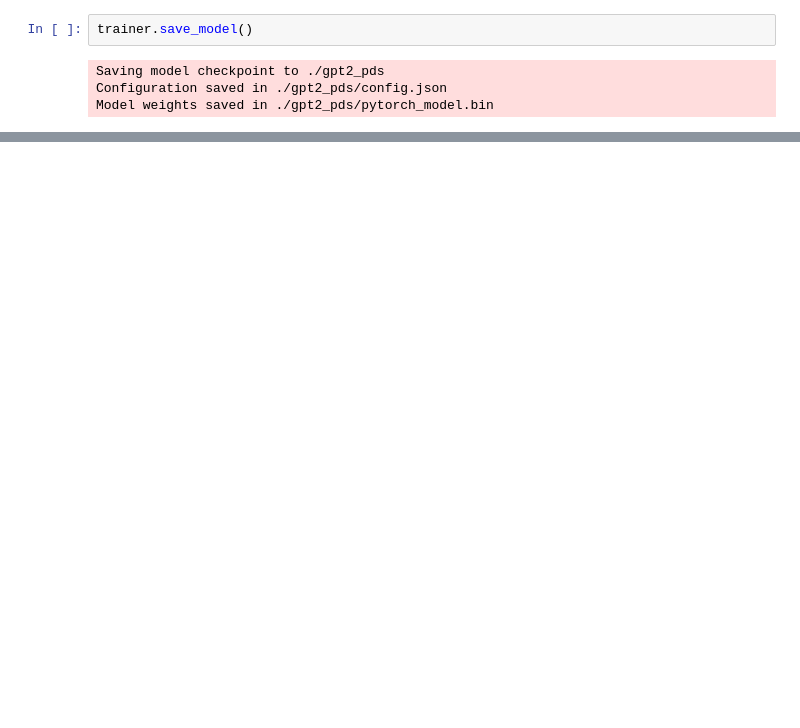
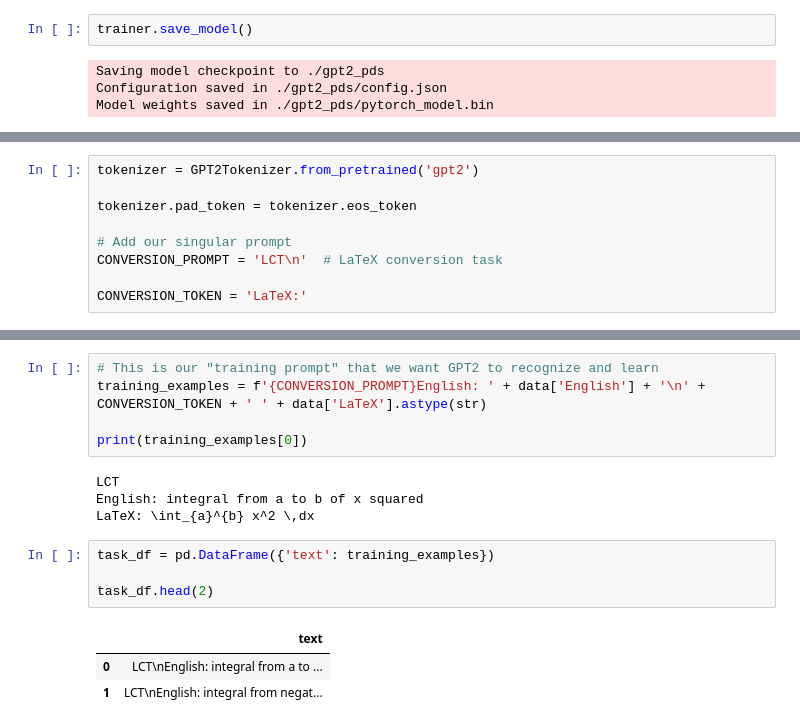
Before and after one commit to sinanuozdemir/oreilly-gpt-hands-on-nlg, a Jupyter notebook: notebooks/Ingesting_New_Corpus.ipynb, the cells around one changed output, grey strips where cells are left out. Saved outputs shown, nothing was run; the diff lists cells and outputs as text; blank space fills up the shorter version.

```diff
--- a/notebooks/Ingesting_New_Corpus.ipynb
+++ b/notebooks/Ingesting_New_Corpus.ipynb
@@ -246,0 +261,9 @@ and
+# %%
+tokenizer = GPT2Tokenizer.from_pretrained('gpt2')
+
+tokenizer.pad_token = tokenizer.eos_token
+
+# Add our singular prompt
+CONVERSION_PROMPT = 'LCT\n'  # LaTeX conversion task
+
+CONVERSION_TOKEN = 'LaTeX:'
@@ -246,0 +288,17 @@ and
+# %%
+# This is our "training prompt" that we want GPT2 to recognize and learn
+training_examples = f'{CONVERSION_PROMPT}English: ' + data['English'] + '\n' + CONVERSION_TOKEN + ' ' + data['LaTeX'].astype(str)
+
+print(training_examples[0])
+# %% [output]
+LCT
+English: integral from a to b of x squared
+LaTeX: \int_{a}^{b} x^2 \,dx
+# %%
+task_df = pd.DataFrame({'text': training_examples})
+
+task_df.head(2)
+# %% [output]
+|  | text |
+| 0 | LCT\nEnglish: integral from a to ... |
+| 1 | LCT\nEnglish: integral from negat... |
```
Also changed, not shown: parts of 58 cells of this notebook, 10 other files.
